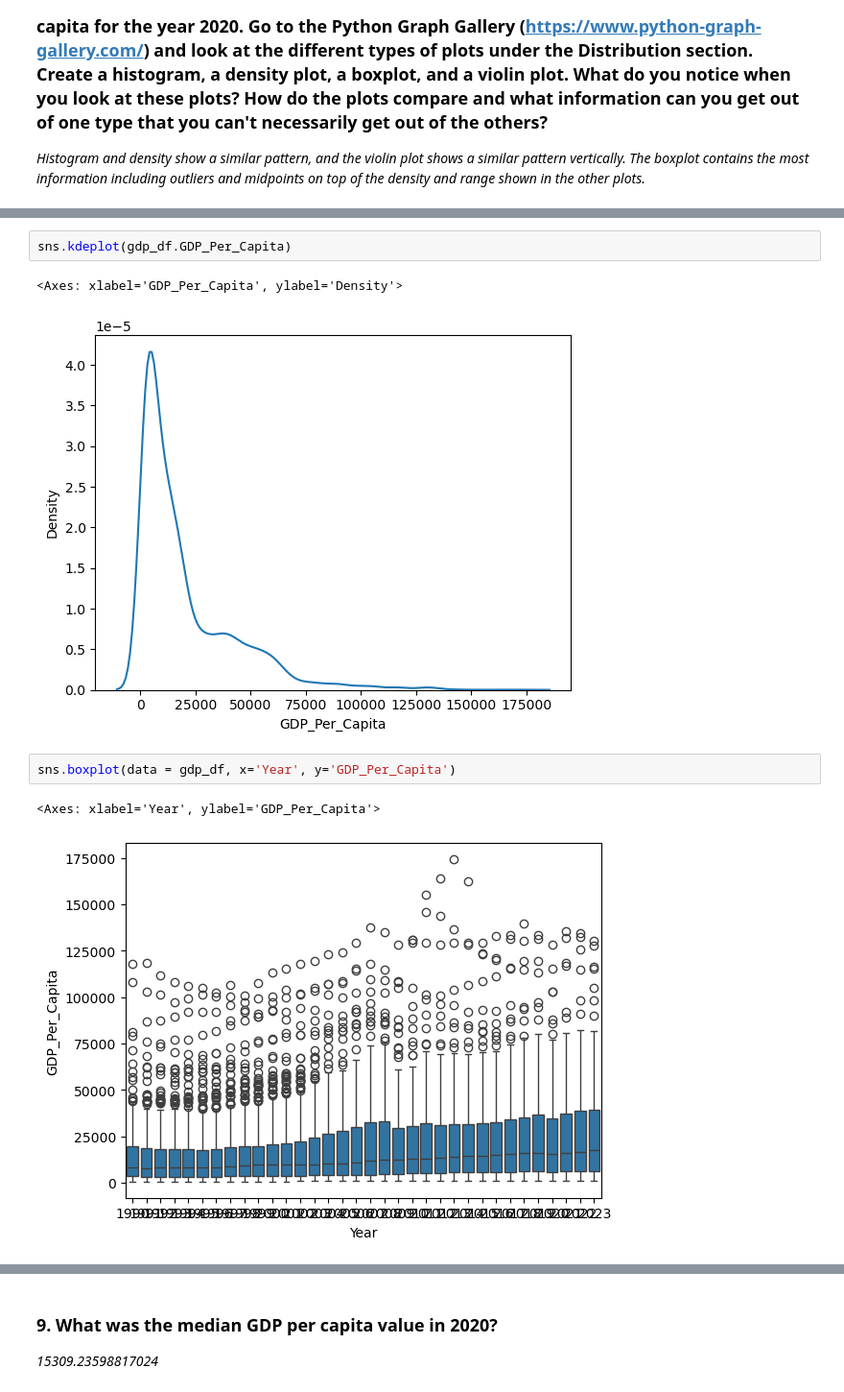
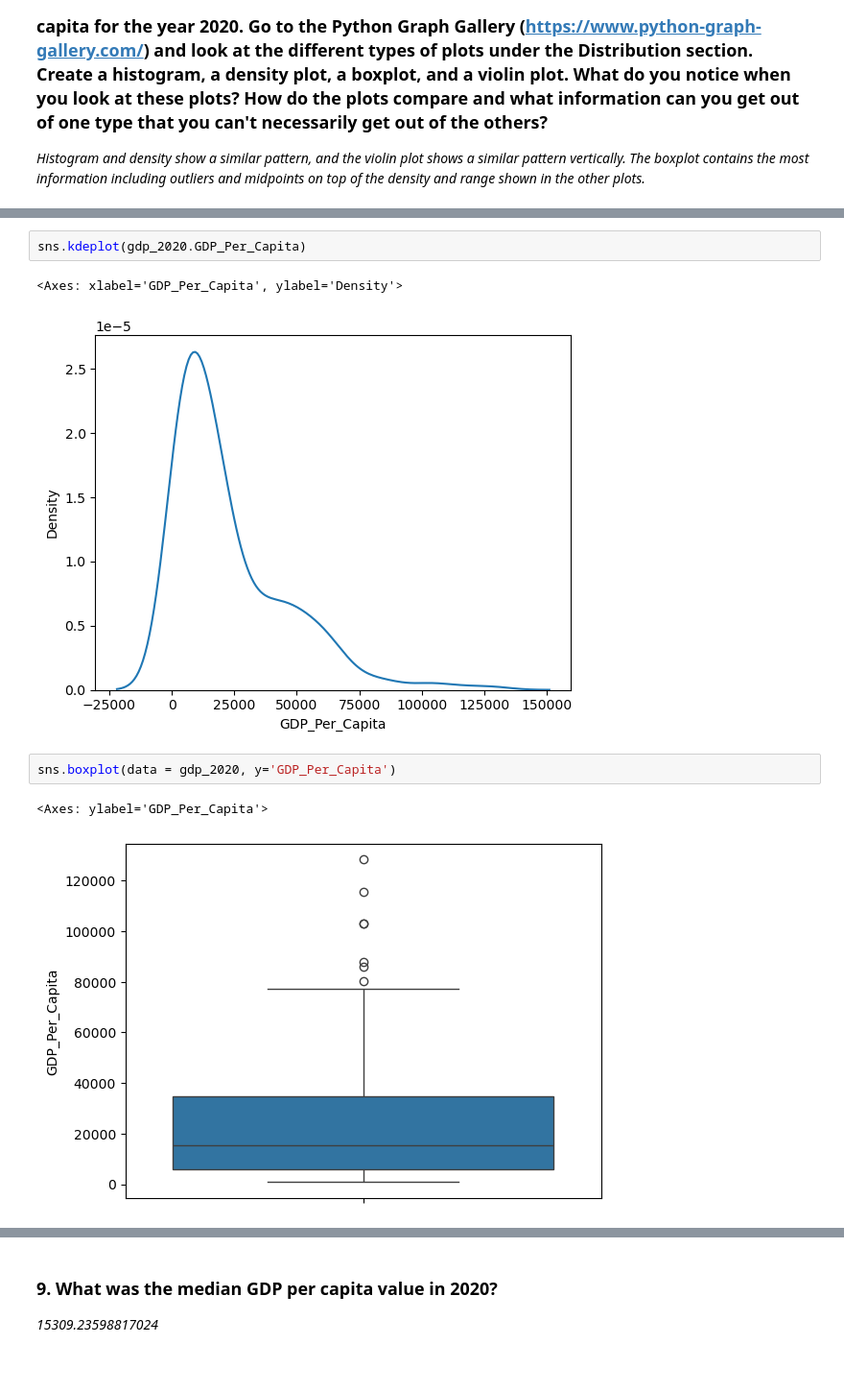
Before and after one commit to NewForce-Cohort-11-Data/gdp-and-internet-usage-kjaques, a Jupyter notebook: notebooks/un_gdp_and_internet_use_project.ipynb, the cells around one changed output, grey strips where cells are left out. Shown: that part at 96% size. Drawn from its saved outputs; the diff is of its cells as text; blank space fills up the shorter version.

```diff
--- a/notebooks/un_gdp_and_internet_use_project.ipynb
+++ b/notebooks/un_gdp_and_internet_use_project.ipynb
@@ -158,11 +182,11 @@ plt.hist(gdp_df.GDP_Per_Capita)
 # %%
-sns.kdeplot(gdp_df.GDP_Per_Capita)
+sns.kdeplot(gdp_2020.GDP_Per_Capita)
 # %% [output]
 <Axes: xlabel='GDP_Per_Capita', ylabel='Density'>
-[figure, old version]
+[figure, new version]
 # %%
-sns.boxplot(data = gdp_df, x='Year', y='GDP_Per_Capita')
+sns.boxplot(data = gdp_2020, y='GDP_Per_Capita')
 # %% [output]
-<Axes: xlabel='Year', ylabel='GDP_Per_Capita'>
+<Axes: ylabel='GDP_Per_Capita'>
-[figure, old version]
+[figure, new version]
 # %%
```
Also changed, not shown: parts of 18 cells of this notebook.
